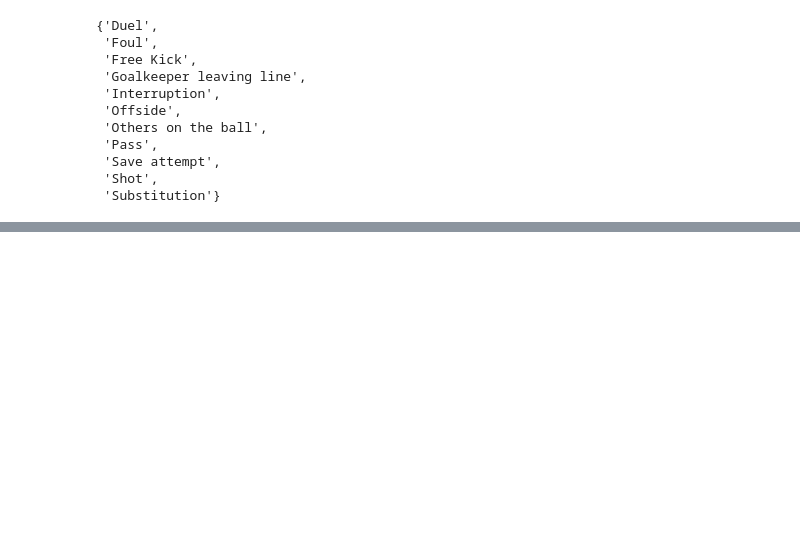
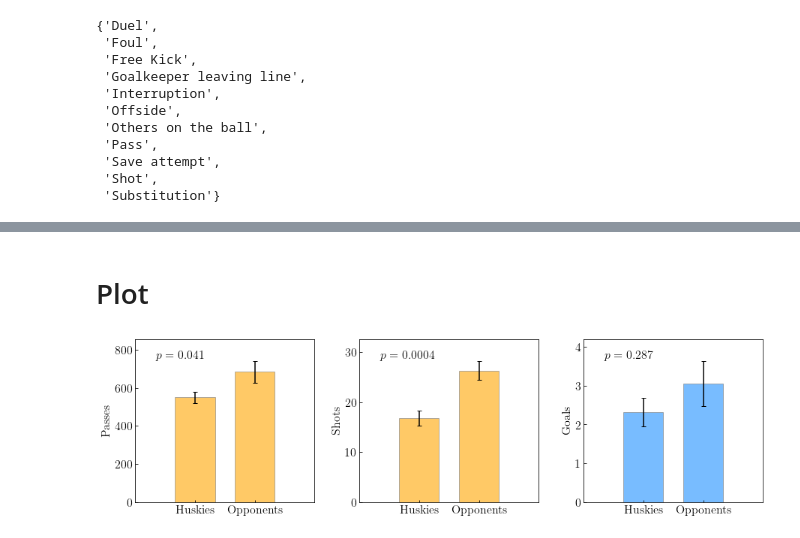
Before and after one commit to AstroJacobLi/FootballTeamStrategy, a Jupyter notebook: Quantify-Huskies.ipynb, the cells around one changed output, grey strips where cells are left out. Saved outputs shown, nothing was run; the diff lists cells and outputs as text; code cells hidden in the pictures; blank space fills up the shorter version.

```diff
--- a/Quantify-Huskies.ipynb
+++ b/Quantify-Huskies.ipynb
@@ -124,0 +225,56 @@ np.mean(df_shots['Huskies_shot']), np.mean(df_shots['Opponent_shot'])
+# %% [markdown]
+# Plot
+# %%
+def calc_mean_std(x):
+    return (np.mean(x), np.std(x, ddof=1) / np.sqrt(len(x)))
+# %%
+### test
+from scipy import stats
+fig, axes = plt.subplots(1, 3, figsize=(15, 4))
+
+file_set = ['Passes', 'Shots', 'Goals']
+column_names = ['_pass', '_shot', '_score']
+ylabel_set = ['Passes', 'Shots', 'Goals']
+color_dict = {True: 'orange', False: 'dodgerblue'}
+
+for ind in range(3):
+    ax = axes[ind % 3]
+
+    df = pd.read_csv(file_set[ind] + '.csv')
+    column = column_names[ind]
+
+    huskie = calc_mean_std(df['Huskies' + column])
+    oppo = calc_mean_std(df['Opponent' + column])
+
+    levene = stats.levene(df['Huskies' + column].values, df['Opponent' + column].values)
+    ttest = stats.ttest_ind(df['Huskies' + column].values,
+                            df['Opponent' + column].values,
+                            equal_var=(levene.pvalue > 0.05))
+    pvalue = ttest.pvalue
+
+    x_label = ['Huskies', 'Opponents']
+    x_pos = [1.5, 3.0]
+
+    ax.bar(x_pos, [huskie[0], oppo[0]],
+           yerr=[huskie[1], oppo[1]],
+           error_kw={'capsize': 3},
+           width=1, color=color_dict[pvalue < 0.05],
+           edgecolor='gray',
+           alpha=0.6)
+    ylim = ax.get_ylim()
+    if ind == 1:
+        ax.text(0.5, ylim[1] - (ylim[1] - ylim[0]) * 0.03, r'$p={:.4f}$'.format(pvalue))
+    else:
+        ax.text(0.5, ylim[1] - (ylim[1] - ylim[0]) * 0.03, r'$p={:.3f}$'.format(pvalue))
+    ax.set_xlim(0, 4.5)
+    ax.set_ylim(ylim[0], ylim[0] + 1.1 * (ylim[1] - ylim[0]))
+    ax.set_xticks(x_pos)
+    ax.set_xticklabels(x_label)
+    ax.set_ylabel(ylabel_set[ind])
+    ax.tick_params(direction='in')
+
+plt.subplots_adjust(wspace=0.25)
+
+plt.savefig('./pass_shot_goal.png', dpi=200, bbox_inches='tight')
+# %% [output]
+[figure, added]
```
Also changed, not shown: parts of 34 cells of this notebook, 12 other files.
